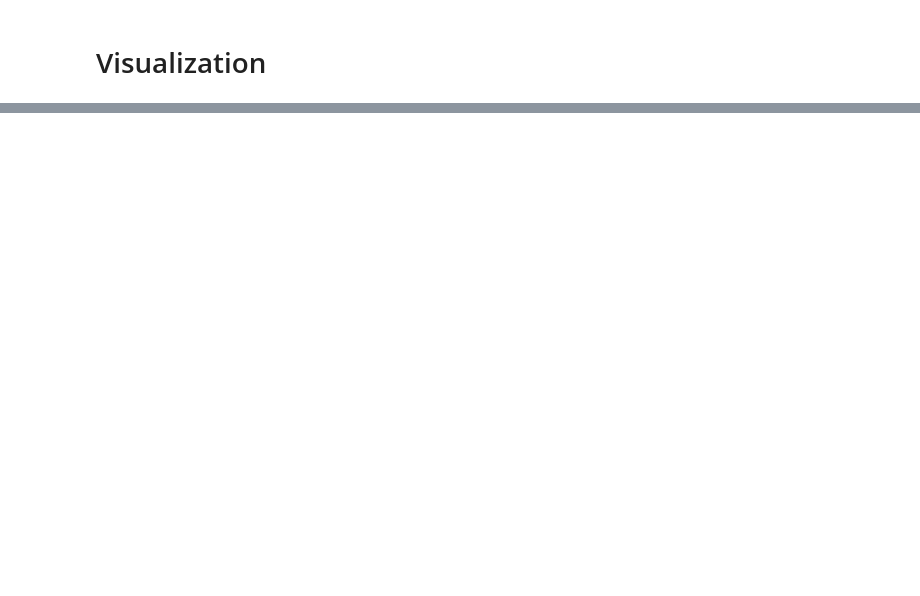
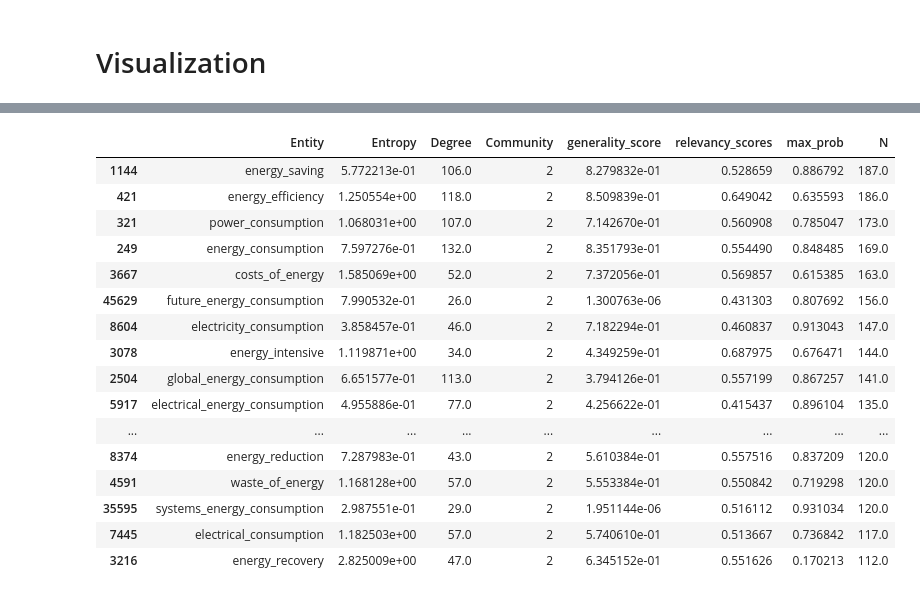
Before and after one commit to abdelnour13/ExMap, a Jupyter notebook: notebooks/Evaluation_SSL.ipynb, the cells around one changed output, grey strips where cells are left out. Cells and saved outputs as stored; diff of their text form; code cells hidden in the pictures; blank space fills up the shorter version.

```diff
--- a/notebooks/Evaluation_SSL.ipynb
+++ b/notebooks/Evaluation_SSL.ipynb
@@ -536,0 +791,20 @@ array([[0.2 ],
+# %%
+df[df['Community'] == 2].sort_values(by='N', ascending=False).head(20)
+# %% [output]
+|  | Entity | Entropy | Degree | Community | generality_score | relevancy_scores | max_prob | N |
+| 1144 | energy_saving | 5.772213e-01 | 106.0 | 2 | 8.279832e-01 | 0.528659 | 0.886792 | 187.0 |
+| 421 | energy_efficiency | 1.250554e+00 | 118.0 | 2 | 8.509839e-01 | 0.649042 | 0.635593 | 186.0 |
+| 321 | power_consumption | 1.068031e+00 | 107.0 | 2 | 7.142670e-01 | 0.560908 | 0.785047 | 173.0 |
+| 249 | energy_consumption | 7.597276e-01 | 132.0 | 2 | 8.351793e-01 | 0.554490 | 0.848485 | 169.0 |
+| 3667 | costs_of_energy | 1.585069e+00 | 52.0 | 2 | 7.372056e-01 | 0.569857 | 0.615385 | 163.0 |
+| 45629 | future_energy_consumption | 7.990532e-01 | 26.0 | 2 | 1.300763e-06 | 0.431303 | 0.807692 | 156.0 |
+| 8604 | electricity_consumption | 3.858457e-01 | 46.0 | 2 | 7.182294e-01 | 0.460837 | 0.913043 | 147.0 |
+| 3078 | energy_intensive | 1.119871e+00 | 34.0 | 2 | 4.349259e-01 | 0.687975 | 0.676471 | 144.0 |
+| 2504 | global_energy_consumption | 6.651577e-01 | 113.0 | 2 | 3.794126e-01 | 0.557199 | 0.867257 | 141.0 |
+| 5917 | electrical_energy_consumption | 4.955886e-01 | 77.0 | 2 | 4.256622e-01 | 0.415437 | 0.896104 | 135.0 |
+| ... | ... | ... | ... | ... | ... | ... | ... | ... |
+| 8374 | energy_reduction | 7.287983e-01 | 43.0 | 2 | 5.610384e-01 | 0.557516 | 0.837209 | 120.0 |
+| 4591 | waste_of_energy | 1.168128e+00 | 57.0 | 2 | 5.553384e-01 | 0.550842 | 0.719298 | 120.0 |
+| 35595 | systems_energy_consumption | 2.987551e-01 | 29.0 | 2 | 1.951144e-06 | 0.516112 | 0.931034 | 120.0 |
+| 7445 | electrical_consumption | 1.182503e+00 | 57.0 | 2 | 5.740610e-01 | 0.513667 | 0.736842 | 117.0 |
+| 3216 | energy_recovery | 2.825009e+00 | 47.0 | 2 | 6.345152e-01 | 0.551626 | 0.170213 | 112.0 |
```
Also changed, not shown: parts of 99 cells of this notebook, 14 other files.
